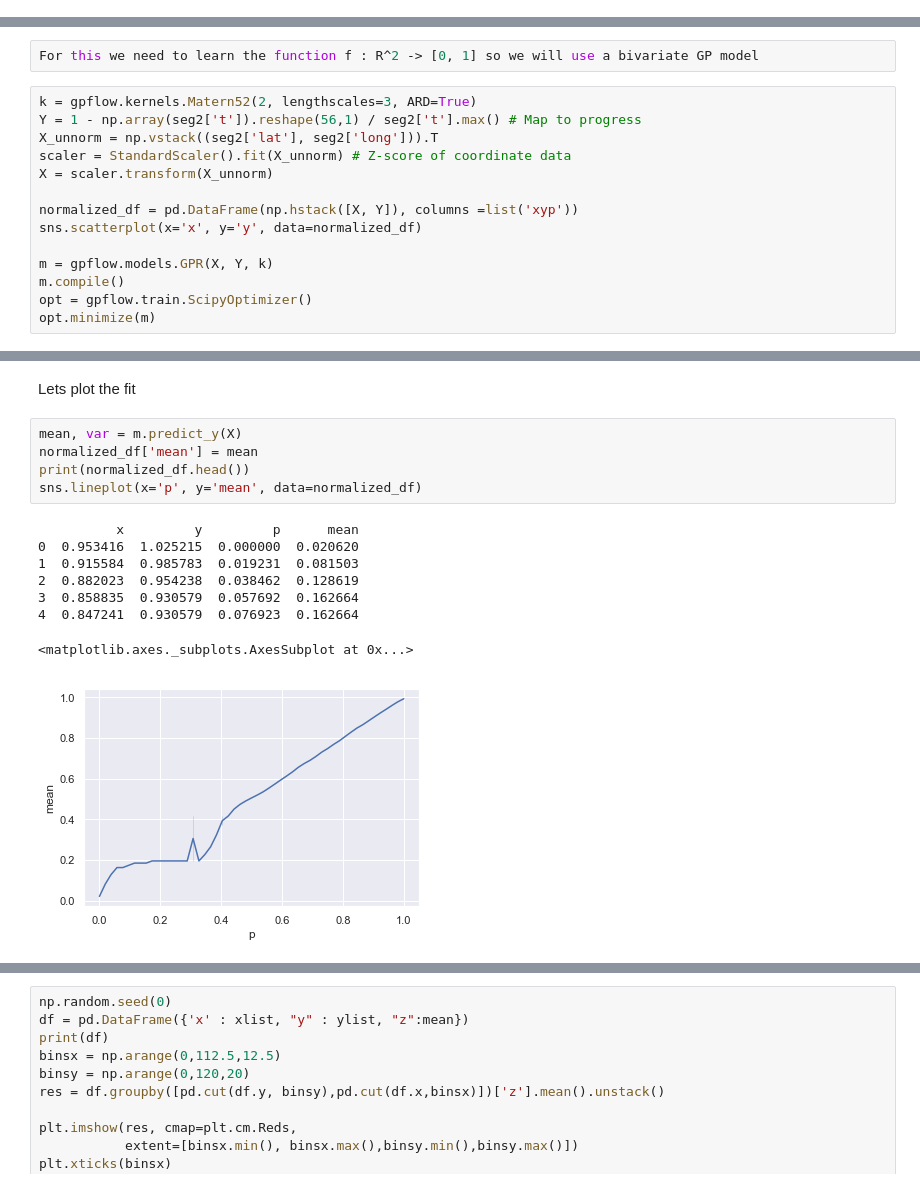
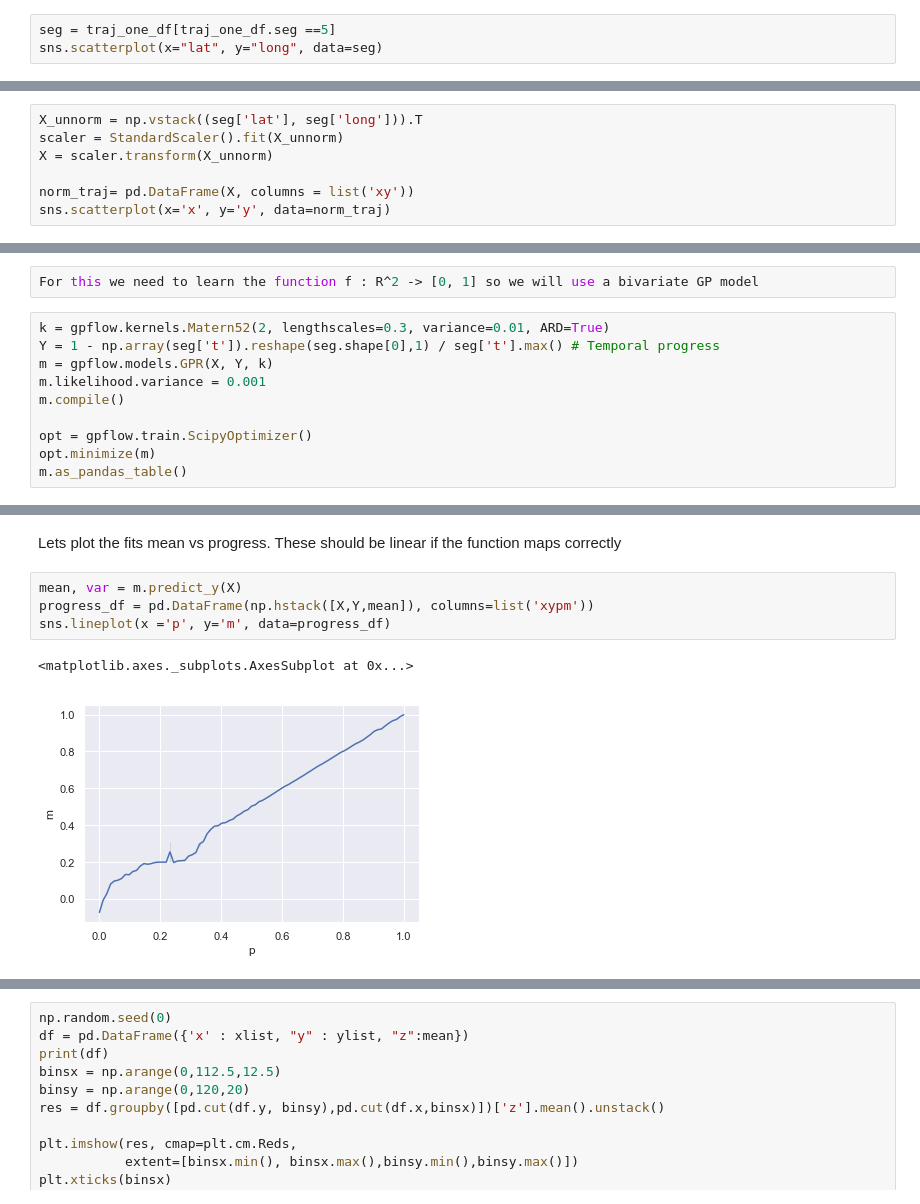
Before and after one commit to M20190649/TDDE19-bus-arrival-time, a Jupyter notebook: GP/Arrival Time Prediction - Model.ipynb, the cells around one changed output, grey strips where cells are left out. Drawn from its saved outputs; the diff is of its cells as text.

```diff
--- a/GP/Arrival Time Prediction - Model.ipynb
+++ b/GP/Arrival Time Prediction - Model.ipynb
@@ -38,0 +41,3 @@ Let's try to learn the synchronisation function for segment two
+# %%
+seg = traj_one_df[traj_one_df.seg ==5]
+sns.scatterplot(x="lat", y="long", data=seg)
@@ -50,0 +57,7 @@ sns.scatterplot(x="lat", y="long", data=seg2)
+# %%
+X_unnorm = np.vstack((seg['lat'], seg['long'])).T
+scaler = StandardScaler().fit(X_unnorm)
+X = scaler.transform(X_unnorm)
+
+norm_traj= pd.DataFrame(X, columns = list('xy'))
+sns.scatterplot(x='x', y='y', data=norm_traj)
@@ -51,19 +67,15 @@ sns.scatterplot(x="lat", y="long", data=seg2)
 # %%
 For this we need to learn the function f : R^2 -> [0, 1] so we will use a bivariate GP model
 # %%
-k = gpflow.kernels.Matern52(2, lengthscales=3, ARD=True)
-Y = 1 - np.array(seg2['t']).reshape(56,1) / seg2['t'].max() # Map to progress
-X_unnorm = np.vstack((seg2['lat'], seg2['long'])).T
-scaler = StandardScaler().fit(X_unnorm) # Z-score of coordinate data
-X = scaler.transform(X_unnorm)
+k = gpflow.kernels.Matern52(2, lengthscales=0.3, variance=0.01, ARD=True)
+Y = 1 - np.array(seg['t']).reshape(seg.shape[0],1) / seg['t'].max() # Temporal progress
+m = gpflow.models.GPR(X, Y, k)
+m.likelihood.variance = 0.001
+m.compile()
 
-normalized_df = pd.DataFrame(np.hstack([X, Y]), columns =list('xyp'))
-sns.scatterplot(x='x', y='y', data=normalized_df)
-
-m = gpflow.models.GPR(X, Y, k)
-m.compile()
 opt = gpflow.train.ScipyOptimizer()
 opt.minimize(m)
+m.as_pandas_table()
 # %% [output]
 WARNING:gpflow.logdensities:Shape of x must be 2D at computation.
 INFO:tensorflow:Optimization terminated with:
@@ -80,16 +95,9 @@ INFO:tensorflow:Optimization terminated with:
-# %% [markdown]
-Lets plot the fit
+# %% [markdown]
+Lets plot the fits mean vs progress. These should be linear if the function maps correctly
 # %%
 mean, var = m.predict_y(X)
-normalized_df['mean'] = mean
-print(normalized_df.head())
-sns.lineplot(x='p', y='mean', data=normalized_df)
+progress_df = pd.DataFrame(np.hstack([X,Y,mean]), columns=list('xypm'))
+sns.lineplot(x ='p', y='m', data=progress_df)
 # %% [output]
-          x         y         p      mean
-0  0.953416  1.025215  0.000000  0.020620
-1  0.915584  0.985783  0.019231  0.081503
-2  0.882023  0.954238  0.038462  0.128619
-3  0.858835  0.930579  0.057692  0.162664
-4  0.847241  0.930579  0.076923  0.162664
+<matplotlib.axes._subplots.AxesSubplot at 0x...>
-<matplotlib.axes._subplots.AxesSubplot at 0x...>
-[figure, old version]
+[figure, new version]
```
Also changed, not shown: parts of 13 cells of this notebook.
